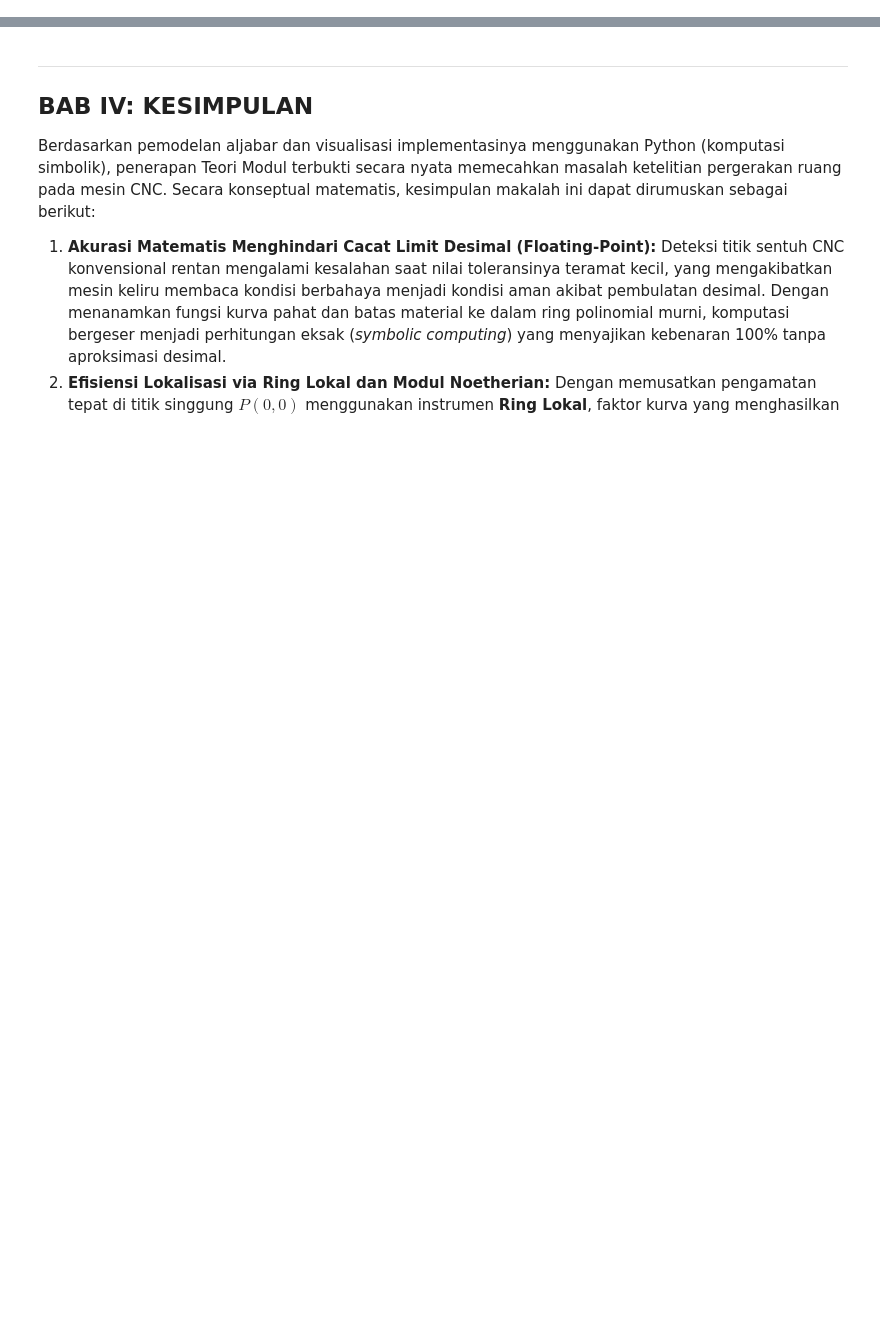
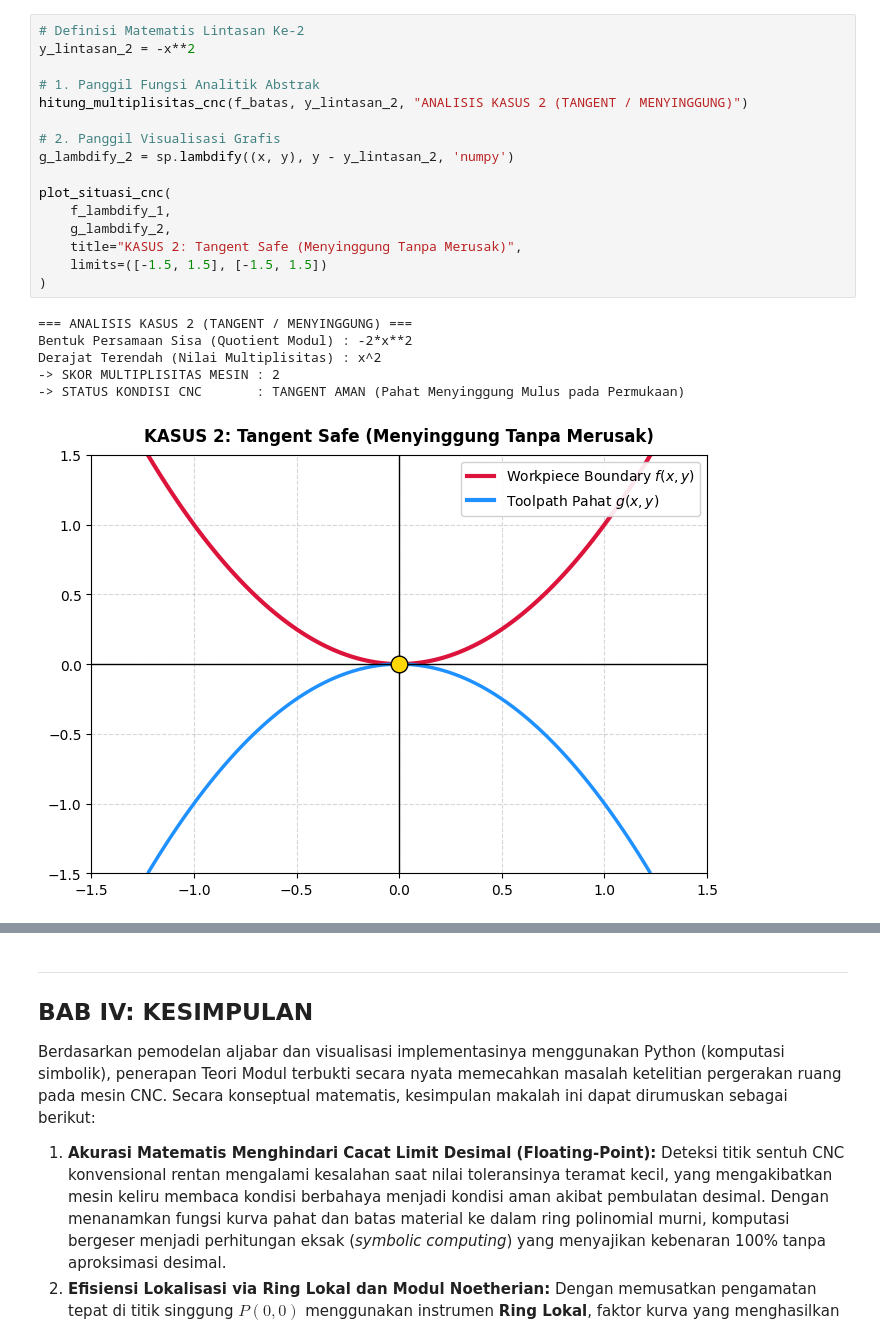
Before and after one commit to TetewHeroez/Tugas-Kuliah, a Jupyter notebook: Semester 8/Teori Modul/Modul Ring Lokal/ModulRingLokal.ipynb, the cells around one changed output, grey strips where cells are left out. Drawn from its saved outputs; the diff is of its cells as text; blank space fills up the shorter version.

```diff
--- a/Semester 8/Teori Modul/Modul Ring Lokal/ModulRingLokal.ipynb
+++ b/Semester 8/Teori Modul/Modul Ring Lokal/ModulRingLokal.ipynb
@@ -277,0 +226,23 @@ plt.show()
+# %%
+# Definisi Matematis Lintasan Ke-2
+y_lintasan_2 = -x**2
+
+# 1. Panggil Fungsi Analitik Abstrak
+hitung_multiplisitas_cnc(f_batas, y_lintasan_2, "ANALISIS KASUS 2 (TANGENT / MENYINGGUNG)")
+
+# 2. Panggil Visualisasi Grafis
+g_lambdify_2 = sp.lambdify((x, y), y - y_lintasan_2, 'numpy')
+
+plot_situasi_cnc(
+    f_lambdify_1,
+    g_lambdify_2,
+    title="KASUS 2: Tangent Safe (Menyinggung Tanpa Merusak)",
+    limits=([-1.5, 1.5], [-1.5, 1.5])
+)
+# %% [output]
+=== ANALISIS KASUS 2 (TANGENT / MENYINGGUNG) ===
+Bentuk Persamaan Sisa (Quotient Modul) : -2*x**2
+Derajat Terendah (Nilai Multiplisitas) : x^2
+-> SKOR MULTIPLISITAS MESIN : 2
+-> STATUS KONDISI CNC       : TANGENT AMAN (Pahat Menyinggung Mulus pada Permukaan)
+[figure, added]
```
Also changed, not shown: parts of 17 cells of this notebook, 12 other files.
